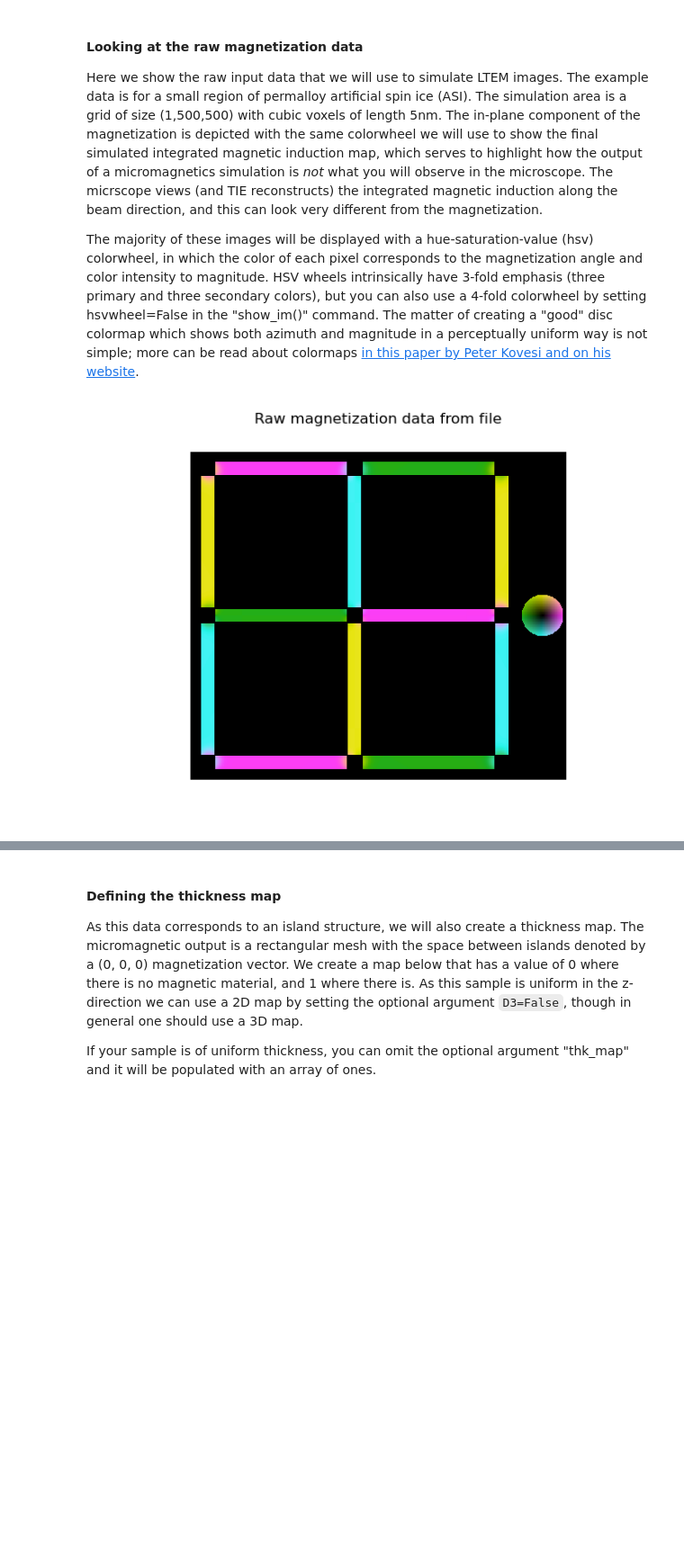
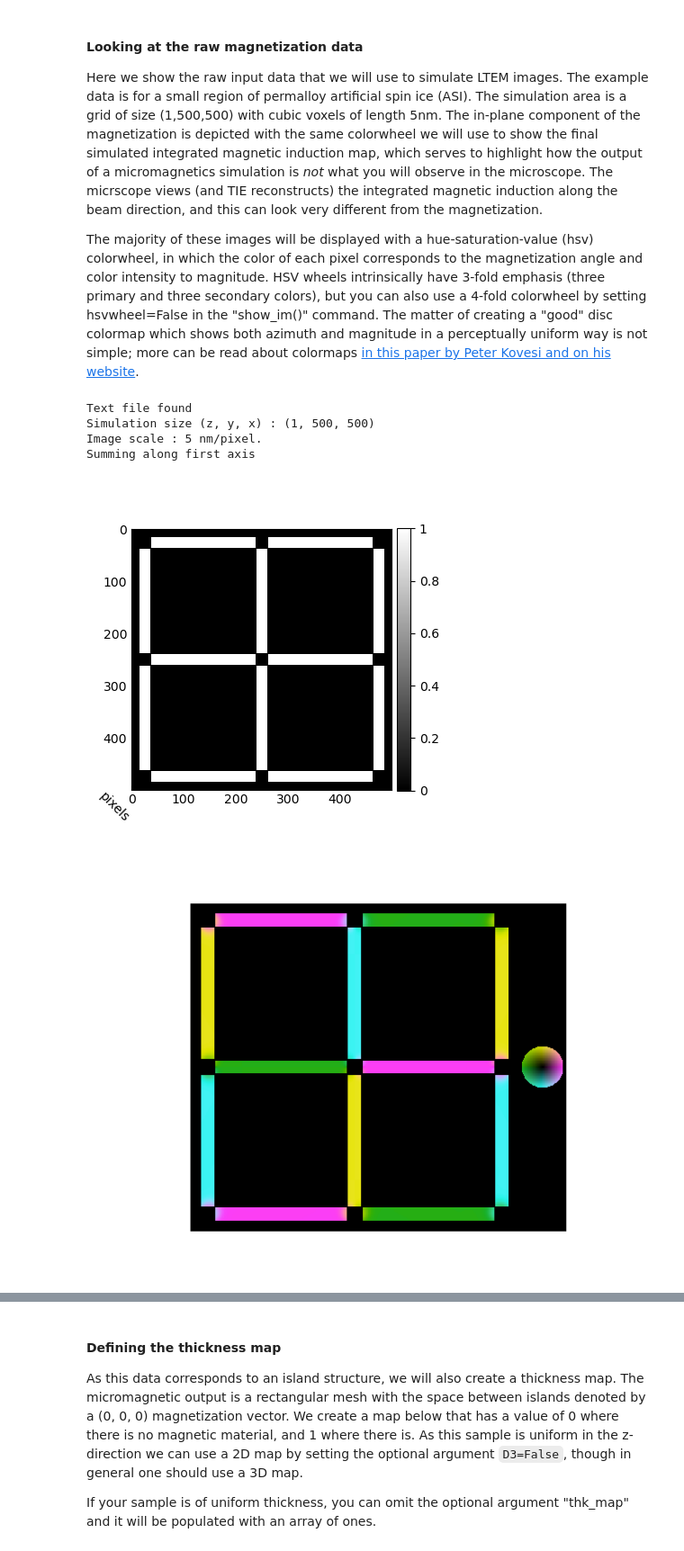
Before and after one commit to PyLorentz/PyLorentz, a Jupyter notebook: Examples/SIM_template.ipynb, the cells around one changed output, grey strips where cells are left out. Shown at 90% size. Cells and saved outputs as stored; diff of their text form; code cells hidden in the pictures; blank space fills up the shorter version.

```diff
--- a/Examples/SIM_template.ipynb
+++ b/Examples/SIM_template.ipynb
@@ -59,13 +55,21 @@ mem_xip0 = 1000 # nm
+# %%
+ovf_file = "./data/example_mumax.ovf"
 # %% [markdown]
 #### Looking at the raw magnetization data
 Here we show the raw input data that we will use to simulate LTEM images. The example data is for a small region of permalloy artificial spin ice (ASI). The simulation area is a grid of size (1,500,500) with cubic voxels of length 5nm. The in-plane component of the magnetization is depicted with the same colorwheel we will use to show the final simulated integrated magnetic induction map, which serves to highlight how the output of a micromagnetics simulation is _not_ what you will observe in the microscope. The micrscope views (and TIE reconstructs) the integrated magnetic induction along the beam direction, and this can look very different from the magnetization.
 
 The majority of these images will be displayed with a hue-saturation-value (hsv) colorwheel, in which the color of each pixel corresponds to the magnetization angle and color intensity to magnitude. HSV wheels intrinsically have 3-fold emphasis (three primary and three secondary colors), but you can also use a 4-fold colorwheel by setting hsvwheel=False in the "show_im()" command. The matter of creating a "good" disc colormap which shows both azimuth and magnitude in a perceptually uniform way is not simple; more can be read about colormaps [in this paper by Peter Kovesi and on his website](https://peterkovesi.com/projects/colourmaps/).
-# %%
-mag_x, mag_y, mag_z, del_px, zscale = load_ovf(file, 'norm', B0, v=0)
-# The input ovf might be many layers thick, so we sum along the z-direction to
-# make a 2D image to display.
-show_2D(np.sum(mag_x, axis=0), np.sum(mag_y,axis=0), cmap='4fold',
-        title="Raw magnetization data from file")#, scale=del_px)
-# %% [output]
-[figure, removed]
+# %%
+from PyLorentz.sim.sim import SimLTEM
+
+simulator = SimLTEM.load_ovf(ovf_file)
+
+simulator.show_mags(xy_only=True, cmap="4fold")
+show_im(simulator.mags_shape_func)
+# %% [output]
+Text file found
+Simulation size (z, y, x) : (1, 500, 500)
+Image scale : 5 nm/pixel.
+Summing along first axis
+[figure, added]
+[figure, added]
```
Also changed, not shown: parts of 17 cells of this notebook, 15 other files.
